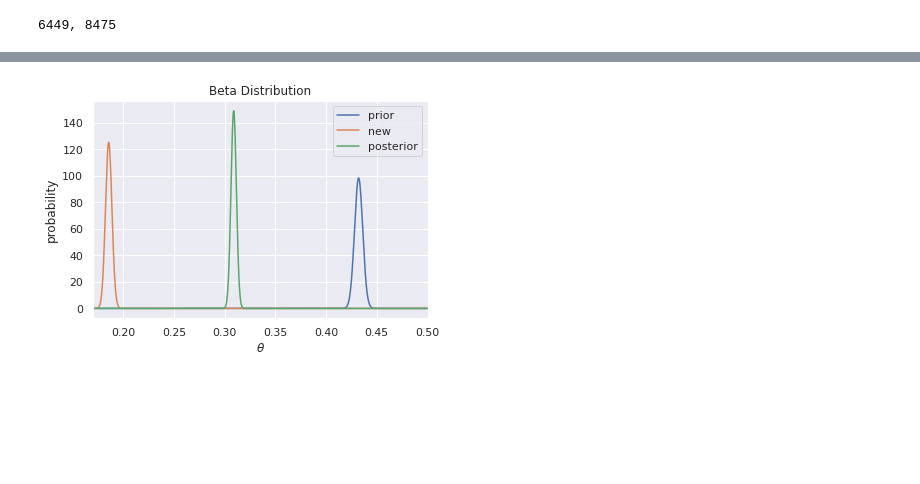
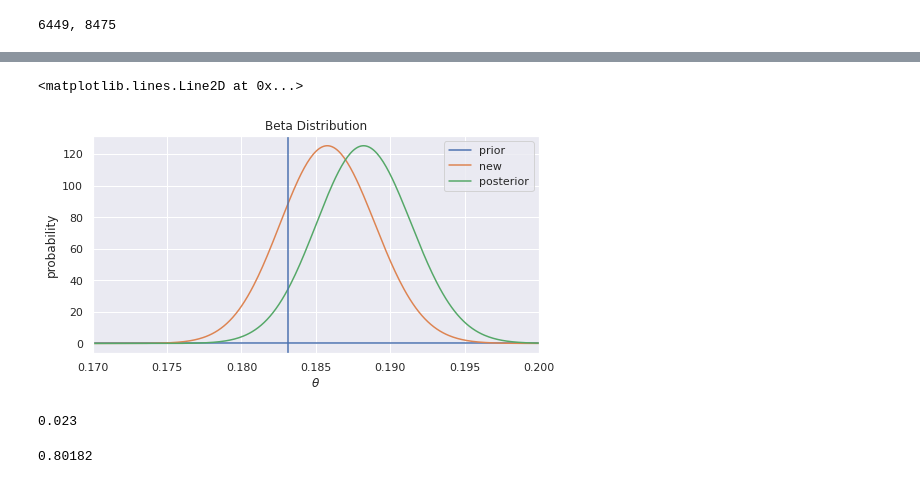
Before and after one commit to lsmattick/BayesOpt, a Jupyter notebook: prior.ipynb, the cells around one changed output, grey strips where cells are left out. Cells and saved outputs as stored; diff of their text form; code cells hidden in the pictures; blank space fills up the shorter version.

```diff
--- a/prior.ipynb
+++ b/prior.ipynb
@@ -32,31 +32,33 @@ ax.set_title(fr"Beta Distribution $\alpha$={a}, $\beta$={b}");
 # %%
 r1 = 0
 r2 = 1
 
 res = 10000
 
 # prior
-a1, b1 = 6449, 8475
+a1, b1 = 6449 / 100, 8475 / 100
 x1 = np.linspace(beta.ppf(r1, a1, b1), beta.ppf(r2, a1, b1), res)
 y1 = beta.pdf(x1, a1, b1)
 
 # new observations
 a2, b2 = 2773, 12151
 x2 = np.linspace(beta.ppf(r1, a2, b2), beta.ppf(r2, a2, b2), res)
 y2 = beta.pdf(x2, a2, b2)
 
 # posterior
 a3, b3 = a1 + a2, b1 + b2
 x3 = np.linspace(beta.ppf(r1, a3, b3), beta.ppf(r2, a3, b3), res)
 y3 = beta.pdf(x3, a3, b3)
 
 # plot
 fig, ax = plt.subplots()
 sns.lineplot(x=x1, y=y1, ax=ax, label="prior");
 sns.lineplot(x=x2, y=y2, ax=ax, label="new");
 sns.lineplot(x=x3, y=y3, ax=ax, label="posterior");
-ax.set(xlim=(0.17, 0.5))
+ax.set(xlim=(0.17, 0.2))
 ax.set(xlabel=r"$\theta$", ylabel="probability");
 ax.set_title(f"Beta Distribution");
+ax.axvline(0.18312, 0, max(y2))
 # %% [output]
+<matplotlib.lines.Line2D at 0x...>
-[figure, old version]
+[figure, new version]
@@ -62,0 +67,4 @@ ax.set_title(f"Beta Distribution");
+# %%
+sum(y2 >= t) / len(y2)
+# %% [output]
+0.023
@@ -62,0 +73,4 @@ ax.set_title(f"Beta Distribution");
+# %%
+sum(sim >= t) / len(sim)
+# %% [output]
+0.80182
```
Also changed, not shown: parts of 4 cells of this notebook, 1 other file.
